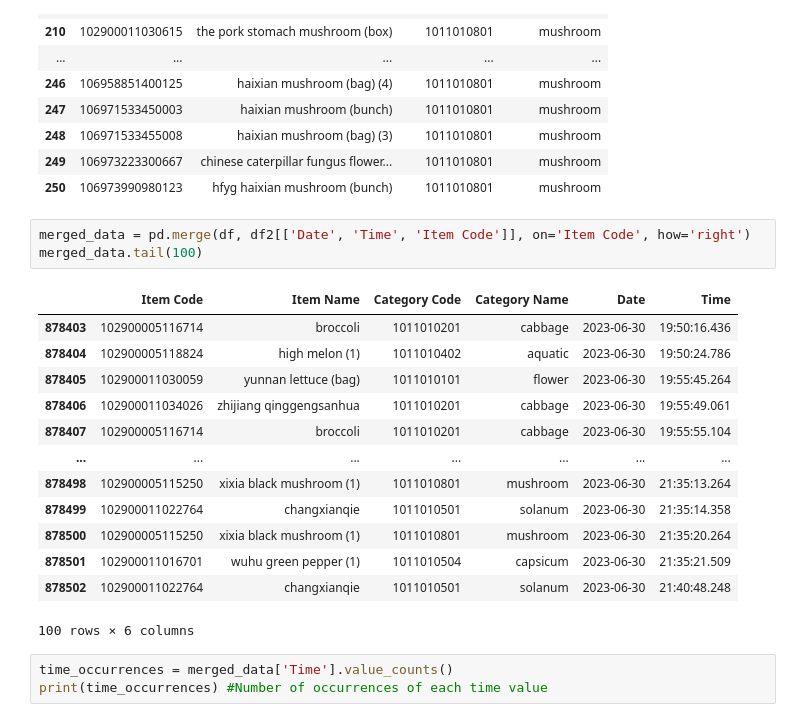
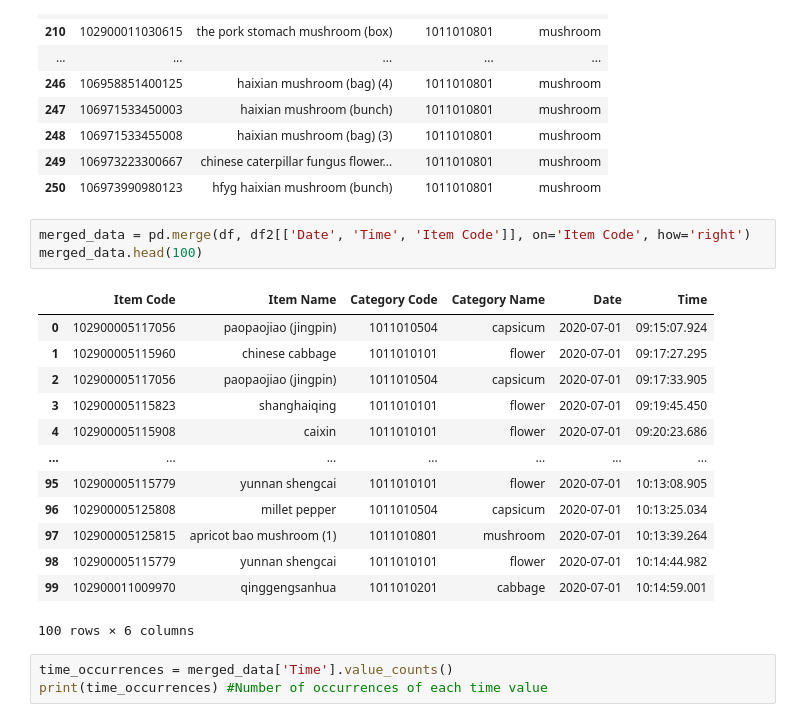
Before and after one commit to RumethSandinu/Project-connexa, a Jupyter notebook: Aslam/Dataset.ipynb, the cells around one changed output. Saved outputs shown, nothing was run; the diff lists cells and outputs as text.

```diff
--- a/Aslam/Dataset.ipynb
+++ b/Aslam/Dataset.ipynb
@@ -74,20 +74,20 @@ df.tail(50)
 | 250 | 106973990980123 | hfyg haixian mushroom (bunch) | 1011010801 | mushroom |
 # %%
 merged_data = pd.merge(df, df2[['Date', 'Time', 'Item Code']], on='Item Code', how='right')
-merged_data.tail(100)
+merged_data.head(100)
 # %% [output]
 |  | Item Code | Item Name | Category Code | Category Name | Date | Time |
-| 878403 | 102900005116714 | broccoli | 1011010201 | cabbage | 2023-06-30 | 19:50:16.436 |
-| 878404 | 102900005118824 | high melon (1) | 1011010402 | aquatic | 2023-06-30 | 19:50:24.786 |
-| 878405 | 102900011030059 | yunnan lettuce (bag) | 1011010101 | flower | 2023-06-30 | 19:55:45.264 |
-| 878406 | 102900011034026 | zhijiang qinggengsanhua | 1011010201 | cabbage | 2023-06-30 | 19:55:49.061 |
-| 878407 | 102900005116714 | broccoli | 1011010201 | cabbage | 2023-06-30 | 19:55:55.104 |
+| 0 | 102900005117056 | paopaojiao (jingpin) | 1011010504 | capsicum | 2020-07-01 | 09:15:07.924 |
+| 1 | 102900005115960 | chinese cabbage | 1011010101 | flower | 2020-07-01 | 09:17:27.295 |
+| 2 | 102900005117056 | paopaojiao (jingpin) | 1011010504 | capsicum | 2020-07-01 | 09:17:33.905 |
+| 3 | 102900005115823 | shanghaiqing | 1011010101 | flower | 2020-07-01 | 09:19:45.450 |
+| 4 | 102900005115908 | caixin | 1011010101 | flower | 2020-07-01 | 09:20:23.686 |
 | ... | ... | ... | ... | ... | ... | ... |
-| 878498 | 102900005115250 | xixia black mushroom (1) | 1011010801 | mushroom | 2023-06-30 | 21:35:13.264 |
-| 878499 | 102900011022764 | changxianqie | 1011010501 | solanum | 2023-06-30 | 21:35:14.358 |
-| 878500 | 102900005115250 | xixia black mushroom (1) | 1011010801 | mushroom | 2023-06-30 | 21:35:20.264 |
-| 878501 | 102900011016701 | wuhu green pepper (1) | 1011010504 | capsicum | 2023-06-30 | 21:35:21.509 |
-| 878502 | 102900011022764 | changxianqie | 1011010501 | solanum | 2023-06-30 | 21:40:48.248 |
+| 95 | 102900005115779 | yunnan shengcai | 1011010101 | flower | 2020-07-01 | 10:13:08.905 |
+| 96 | 102900005125808 | millet pepper | 1011010504 | capsicum | 2020-07-01 | 10:13:25.034 |
+| 97 | 102900005125815 | apricot bao mushroom (1) | 1011010801 | mushroom | 2020-07-01 | 10:13:39.264 |
+| 98 | 102900005115779 | yunnan shengcai | 1011010101 | flower | 2020-07-01 | 10:14:44.982 |
+| 99 | 102900011009970 | qinggengsanhua | 1011010201 | cabbage | 2020-07-01 | 10:14:59.001 |
 100 rows × 6 columns
 # %%
 time_occurrences = merged_data['Time'].value_counts()
```
Also changed, not shown: parts of 8 cells of this notebook.
